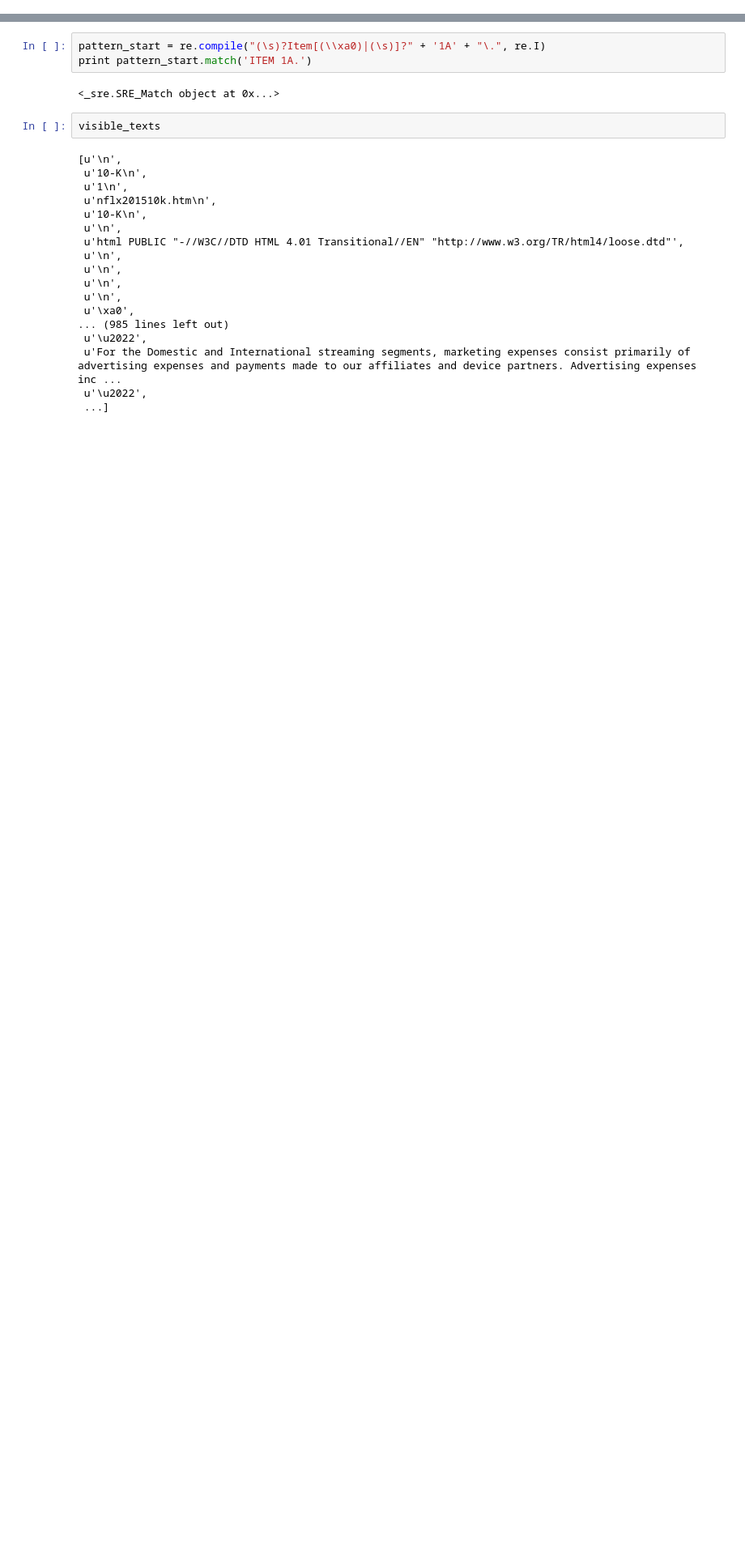
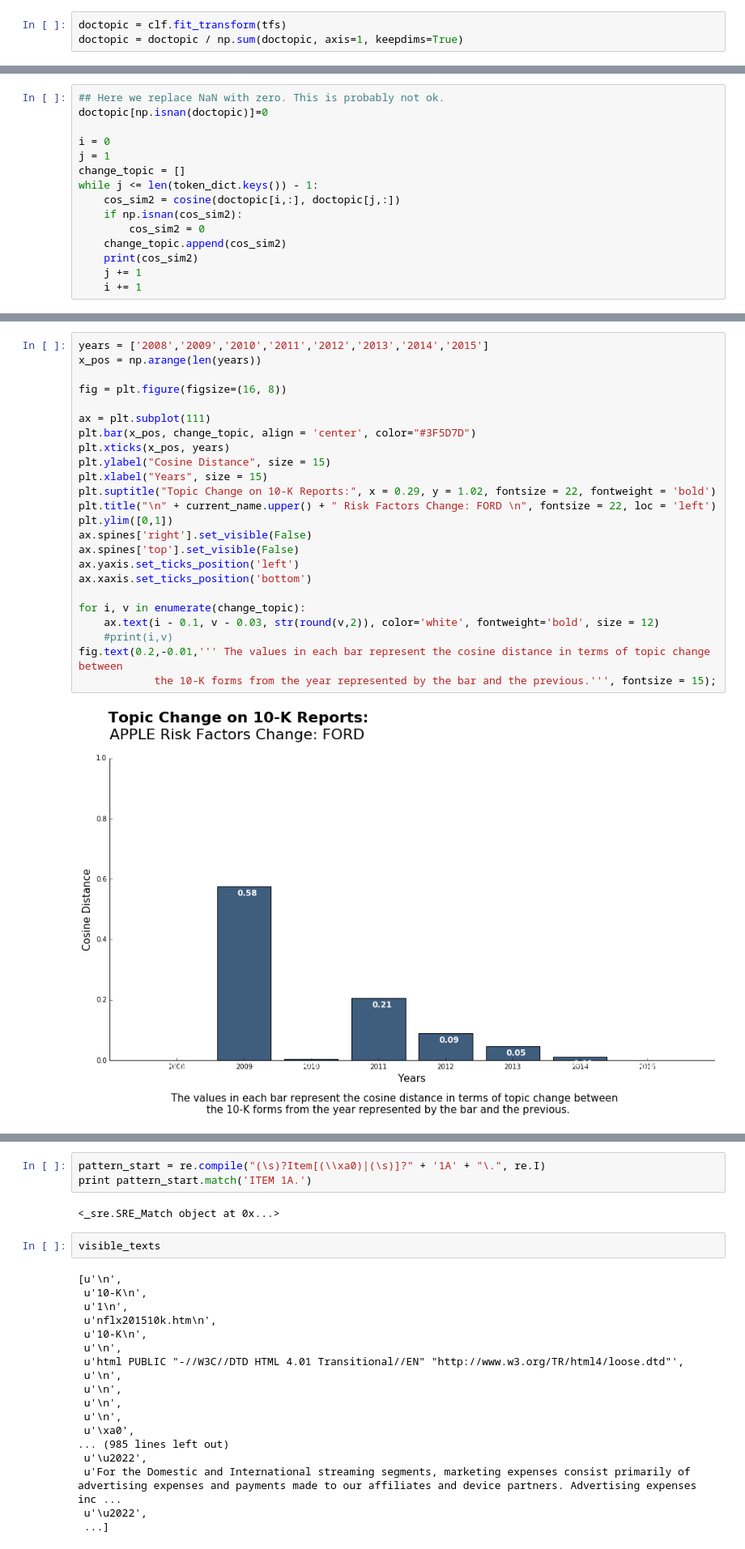
Before and after one commit to masta-g3/f16-GS-local, a Jupyter notebook: new_scraper.ipynb, the cells around one changed output, grey strips where cells are left out. Shown: that part at 81% size. Drawn from its saved outputs; the diff is of its cells as text; blank space fills up the shorter version.

```diff
--- a/new_scraper.ipynb
+++ b/new_scraper.ipynb
@@ -0,0 +275,3 @@
+# %%
+doctopic = clf.fit_transform(tfs)
+doctopic = doctopic / np.sum(doctopic, axis=1, keepdims=True)
@@ -0,0 +295,15 @@
+# %%
+## Here we replace NaN with zero. This is probably not ok.
+doctopic[np.isnan(doctopic)]=0
+
+i = 0
+j = 1
+change_topic = []
+while j <= len(token_dict.keys()) - 1:
+    cos_sim2 = cosine(doctopic[i,:], doctopic[j,:])
+    if np.isnan(cos_sim2):
+        cos_sim2 = 0
+    change_topic.append(cos_sim2)
+    print(cos_sim2)
+    j += 1
+    i += 1
@@ -1 +319,27 @@
+# %%
+years = ['2008','2009','2010','2011','2012','2013','2014','2015']
+x_pos = np.arange(len(years))
+
+fig = plt.figure(figsize=(16, 8))
+
+ax = plt.subplot(111)
+plt.bar(x_pos, change_topic, align = 'center', color="#3F5D7D")
+plt.xticks(x_pos, years)
+plt.ylabel("Cosine Distance", size = 15)
+plt.xlabel("Years", size = 15)
+plt.suptitle("Topic Change on 10-K Reports:", x = 0.29, y = 1.02, fontsize = 22, fontweight = 'bold')
+plt.title("\n" + current_name.upper() + " Risk Factors Change: FORD \n", fontsize = 22, loc = 'left')
+plt.ylim([0,1])
+ax.spines['right'].set_visible(False)
+ax.spines['top'].set_visible(False)
+ax.yaxis.set_ticks_position('left')
+ax.xaxis.set_ticks_position('bottom')
+
+for i, v in enumerate(change_topic):
+    ax.text(i - 0.1, v - 0.03, str(round(v,2)), color='white', fontweight='bold', size = 12)
+    #print(i,v)
+fig.text(0.2,-0.01,''' The values in each bar represent the cosine distance in terms of topic change between
+            the 10-K forms from the year represented by the bar and the previous.''', fontsize = 15);
+# %% [output]
+[figure, added]
 # %% [markdown]
```
Also changed, not shown: parts of 25 cells of this notebook, 4 other files.
